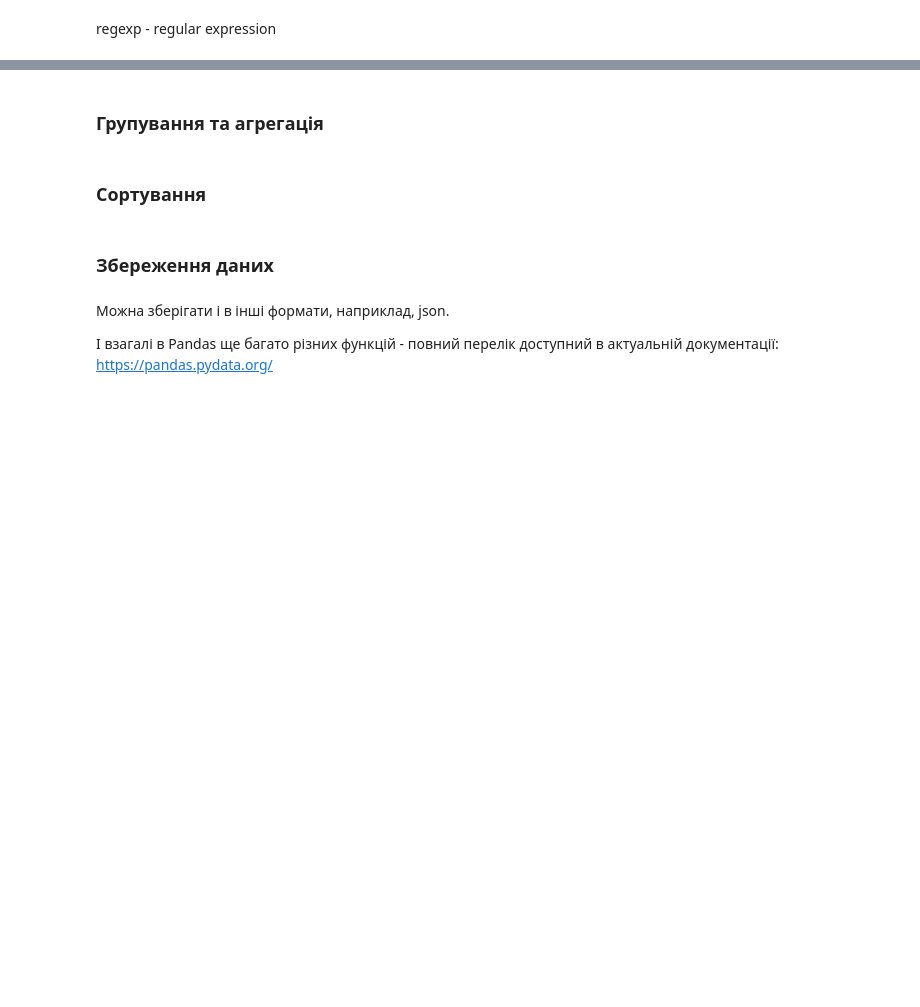
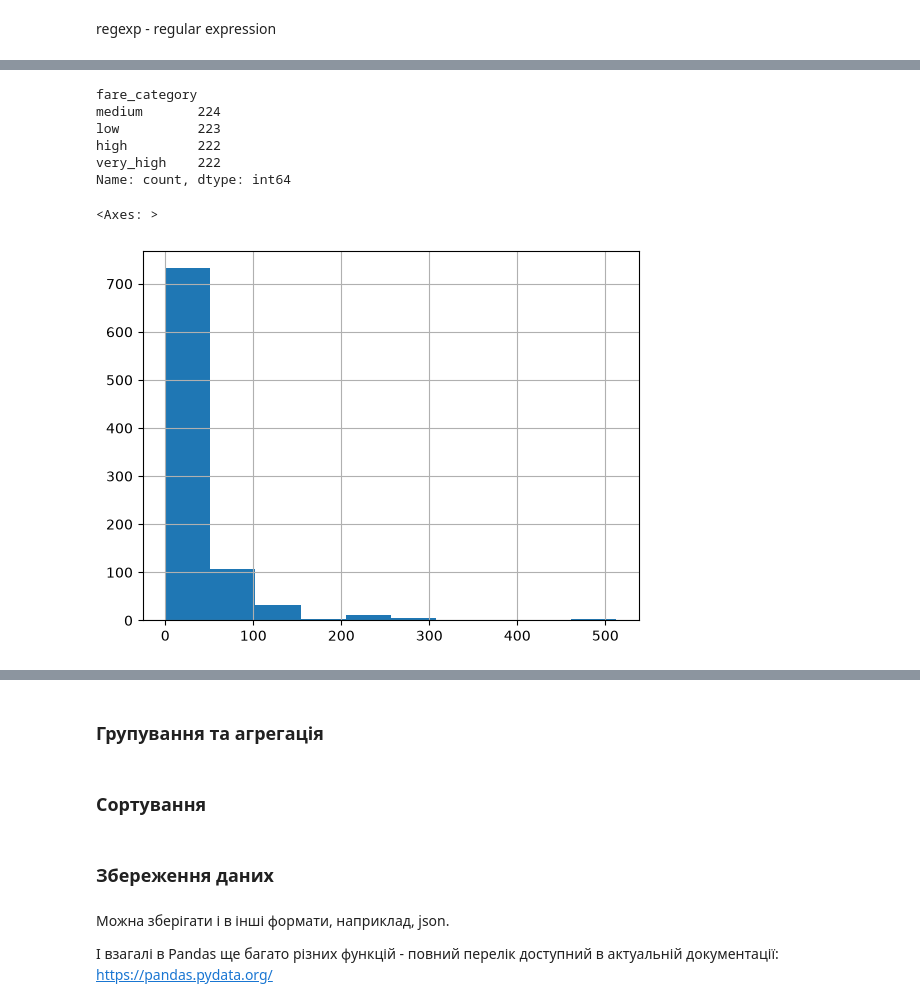
Before and after one commit to boykool/ML-AI-Engineering, a Jupyter notebook: Бібліотеки_для_роботи_з_даними_Numpy,_Pandas,_Plotly.ipynb, the cells around one changed output, grey strips where cells are left out. Cells and saved outputs as stored; diff of their text form; code cells hidden in the pictures; blank space fills up the shorter version.

Commit message:
Update Numpy, Pandas, Plotly notebook: add Titanic info and missing-values outputs
Co-Authored-By: Claude Opus 5.5 <noreply@anthropic.com>

```diff
--- a/Бібліотеки_для_роботи_з_даними_Numpy,_Pandas,_Plotly.ipynb
+++ b/Бібліотеки_для_роботи_з_даними_Numpy,_Pandas,_Plotly.ipynb
@@ -1121,5 +1424,19 @@ df['title'] = df['name'].str.extract(r' ([A-Za-z]+)\.', expand=False)
 # %%
 # Категоризація fare
 df['fare_category'] = pd.qcut(df['fare'], q=4, labels=['low', 'medium', 'high', 'very_high'])
+# %%
+df['fare_category'].value_counts()
+# %% [output]
+fare_category
+medium       224
+low          223
+high         222
+very_high    222
+Name: count, dtype: int64
+# %%
+df['fare'].hist()
+# %% [output]
+<Axes: >
+[figure, added]
 # %%
 df['fare'].sort_values()
```
Also changed, not shown: parts of 31 cells of this notebook.
